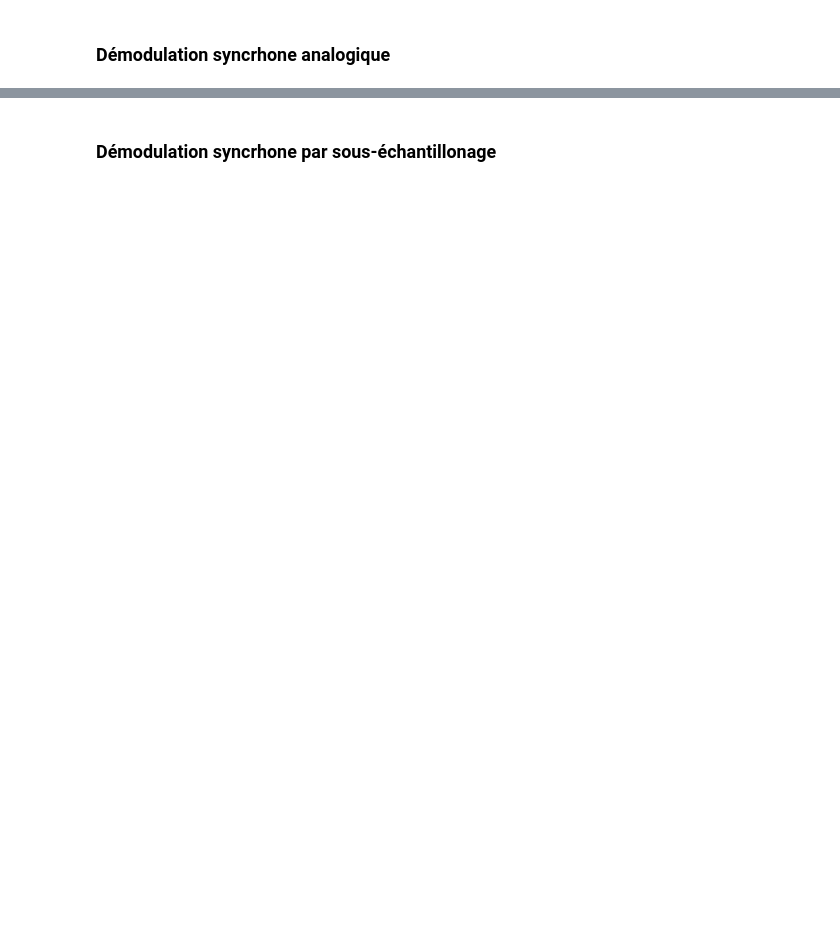
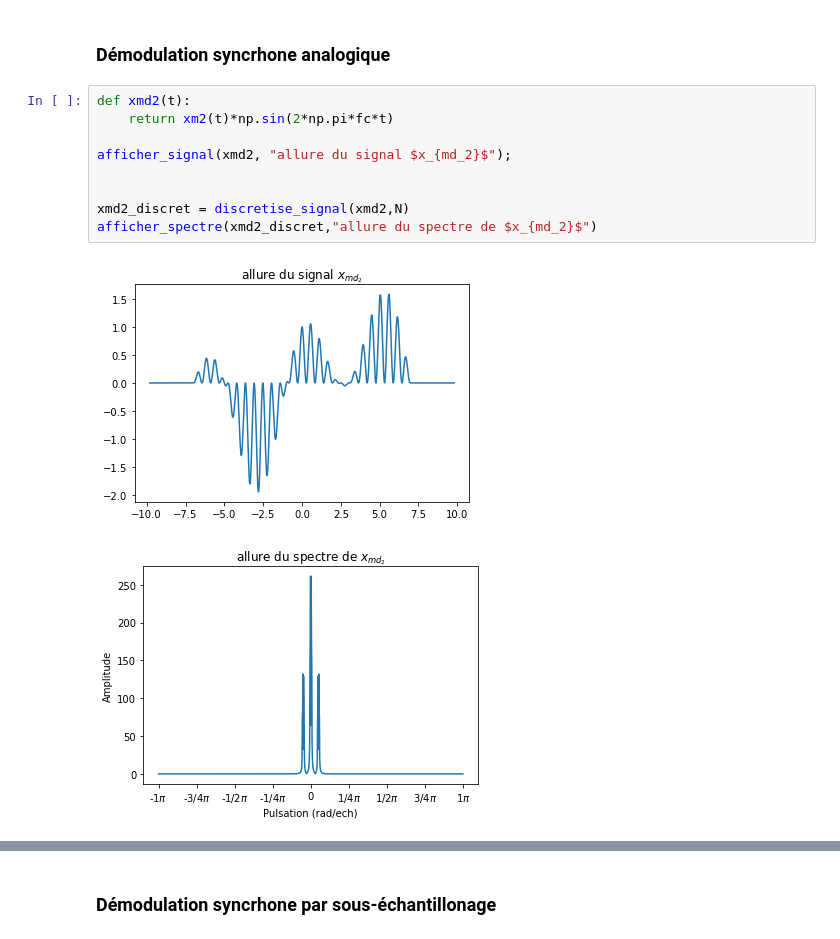
Before and after one commit to alexandrefreyther/Projet-Traitement_du_signal, a Jupyter notebook: Mini-projet.ipynb, the cells around one changed output, grey strips where cells are left out. Cells and saved outputs as stored; diff of their text form; blank space fills up the shorter version.

```diff
--- a/Mini-projet.ipynb
+++ b/Mini-projet.ipynb
@@ -234,2 +248,14 @@ la fréquence minimale d'échantillonage de fm serait donc de 1785.7 Hz
 # %% [markdown]
 ### Démodulation syncrhone analogique
+# %%
+def xmd2(t):
+    return xm2(t)*np.sin(2*np.pi*fc*t)
+
+afficher_signal(xmd2, "allure du signal $x_{md_2}$");
+
+
+xmd2_discret = discretise_signal(xmd2,N)
+afficher_spectre(xmd2_discret,"allure du spectre de $x_{md_2}$")
+# %% [output]
+[figure, added]
+[figure, added]
```
Also changed, not shown: parts of 28 cells of this notebook, 1 other file.
